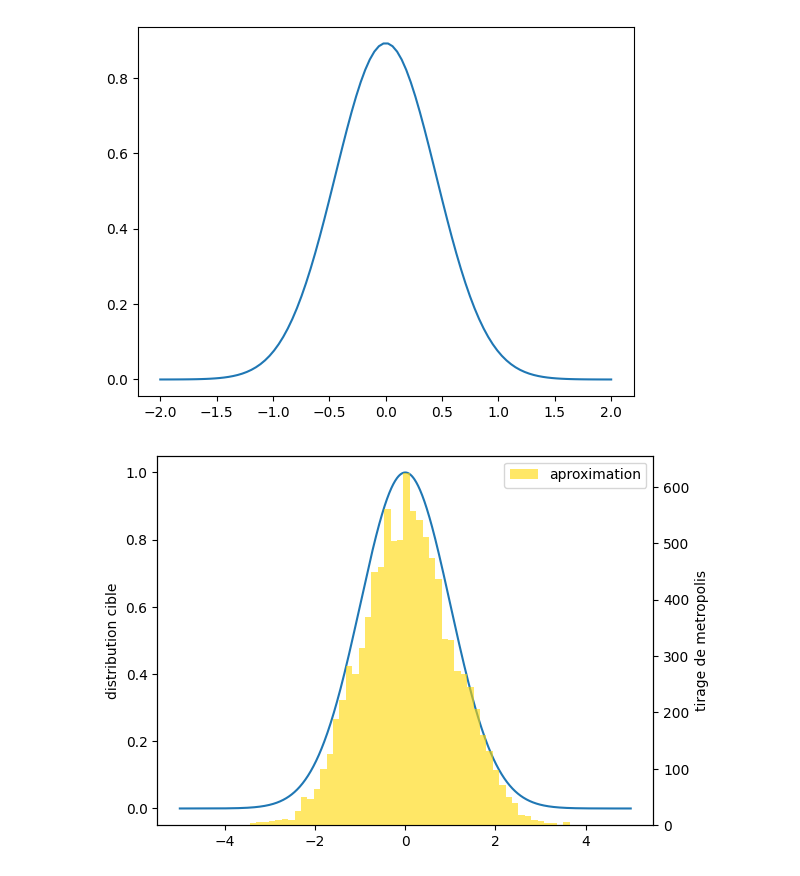
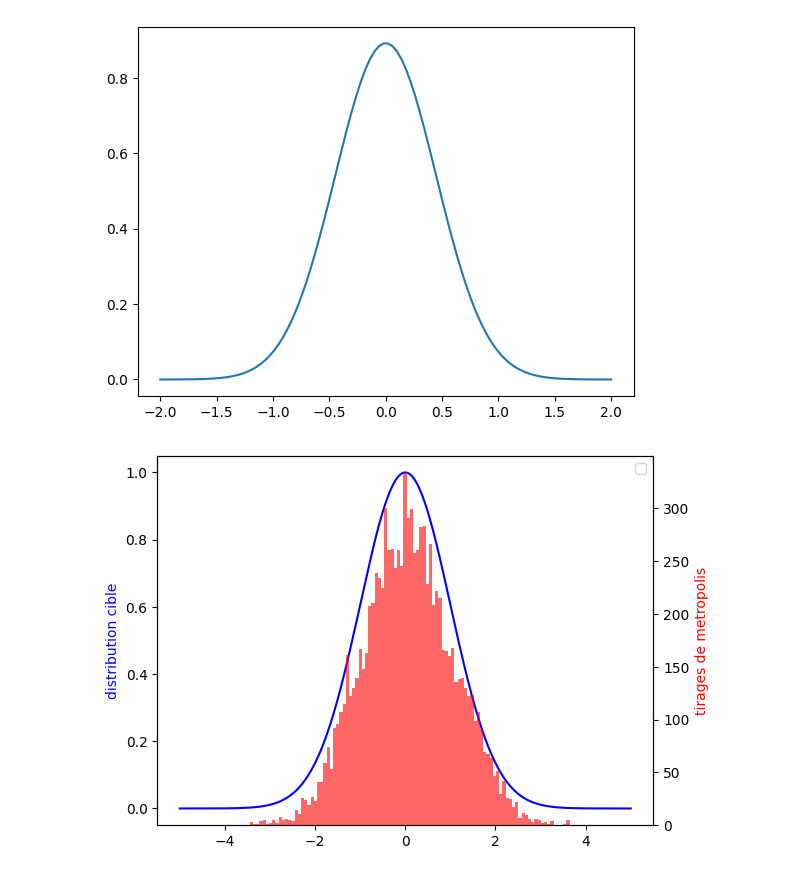
Before and after one commit to CorentinVaillant/ProjetMath-HastingMetropolis, a Jupyter notebook: Corentin/hasting_metropolis.ipynb, the cells around one changed output. Saved outputs shown, nothing was run; the diff lists cells and outputs as text; code cells hidden in the pictures.

```diff
--- a/Corentin/hasting_metropolis.ipynb
+++ b/Corentin/hasting_metropolis.ipynb
@@ -47,23 +47,23 @@ tirage = metropolis(distribution_cible,proposition,0,iterations=10000)
 # %%
 fig, ax1 = plt.subplots()
 
 
 x = np.linspace(-5,5,1000)
 data1 = distribution_cible(x)
 data2 = tirage
 
-ax1.set_ylabel("distribution cible")
-ax1.plot(x,data1)
+ax1.set_ylabel("distribution cible",color = "blue")
+ax1.plot(x,data1,color="blue")
 
 ax2 = ax1.twinx()
 
-ax2.hist(tirage,bins=50,label='aproximation',color="gold",alpha=0.6)
-ax2.set_ylabel("tirage de metropolis")
+ax2.hist(tirage,bins=100,color="red",alpha=0.6)
+ax2.set_ylabel("tirages de metropolis",color="red")
 
 plt.legend()
 plt.show()
 # %% [output]
-[figure, old version]
+[figure, new version]
 # %%
 def hasting_metropolis(distribution_cible,proposition,densite_proposition, x0, iterations = 1000):
     tirage = [x0]
```
